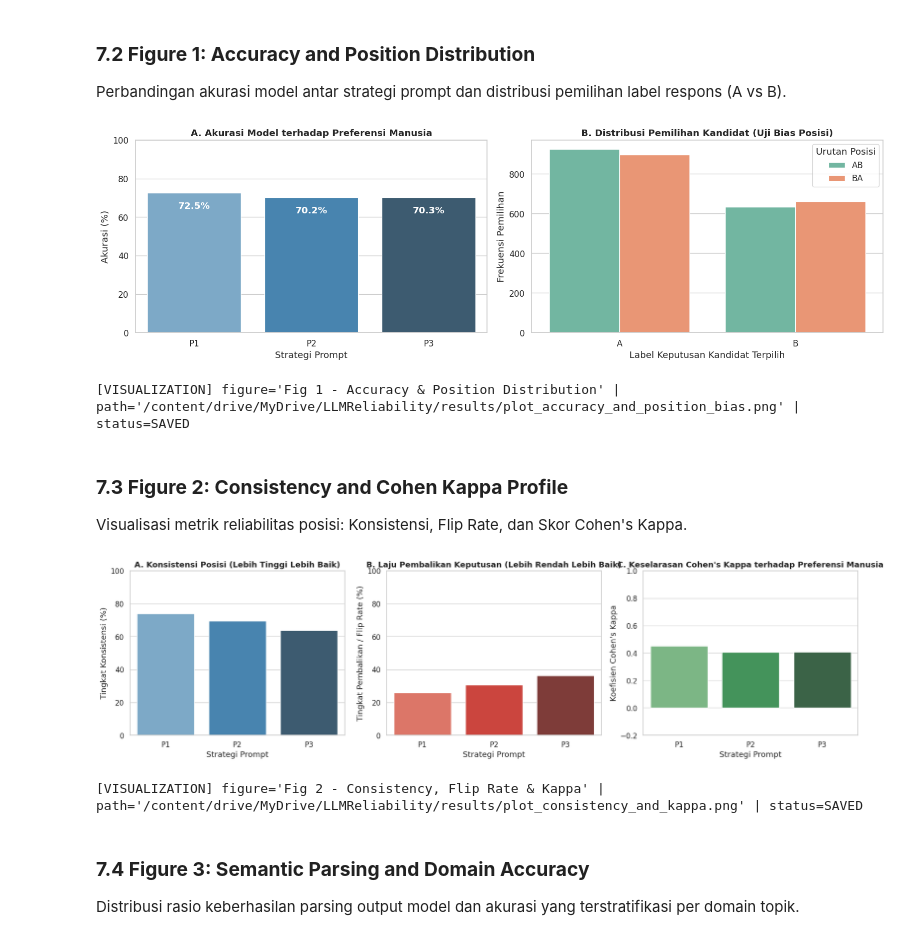
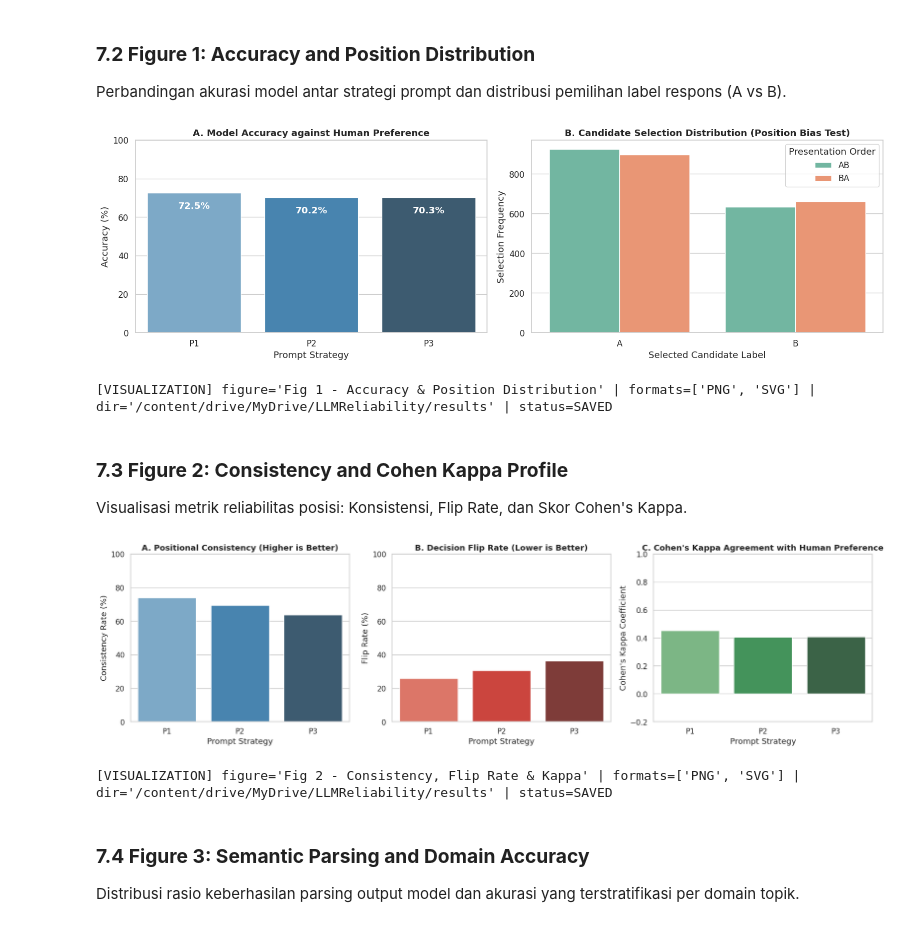
Before and after one commit to RozhakDev/LLMReliability, a Jupyter notebook: AI/08_End_to_End_Evaluation_Pipeline.ipynb, the cells around one changed output. Saved outputs shown, nothing was run; the diff lists cells and outputs as text; code cells hidden in the pictures.

Commit message:
menyesuaikan judul plot inggris

```diff
--- a/AI/08_End_to_End_Evaluation_Pipeline.ipynb
+++ b/AI/08_End_to_End_Evaluation_Pipeline.ipynb
@@ -896,29 +875,30 @@ Perbandingan akurasi model antar strategi prompt dan distribusi pemilihan label
 fig1, axes1 = plt.subplots(1, 2, figsize=(16, 5))
 
 sns.barplot(data=df_metrics_table, x='Prompt', y='Accuracy (%)', hue='Prompt', legend=False, ax=axes1[0], palette='Blues_d')
-axes1[0].set_title('A. Akurasi Model terhadap Preferensi Manusia', fontweight='bold')
-axes1[0].set_xlabel('Strategi Prompt')
-axes1[0].set_ylabel('Akurasi (%)')
+axes1[0].set_title('A. Model Accuracy against Human Preference', fontweight='bold')
+axes1[0].set_xlabel('Prompt Strategy')
+axes1[0].set_ylabel('Accuracy (%)')
 axes1[0].set_ylim(0, 100)
 for p in axes1[0].patches:
     axes1[0].annotate(f"{p.get_height():.1f}%", (p.get_x() + p.get_width() / 2., p.get_height() - 7),
                       ha='center', va='center', color='white', fontweight='bold')
 
 sns.countplot(data=df_valid, x='parsed_decision', hue='position', ax=axes1[1], palette='Set2')
-axes1[1].set_title('B. Distribusi Pemilihan Kandidat (Uji Bias Posisi)', fontweight='bold')
-axes1[1].set_xlabel('Label Keputusan Kandidat Terpilih')
-axes1[1].set_ylabel('Frekuensi Pemilihan')
-axes1[1].legend(title='Urutan Posisi')
+axes1[1].set_title('B. Candidate Selection Distribution (Position Bias Test)', fontweight='bold')
+axes1[1].set_xlabel('Selected Candidate Label')
+axes1[1].set_ylabel('Selection Frequency')
+axes1[1].legend(title='Presentation Order')
 
 plt.tight_layout()
-fig1_path = os.path.join(RESULTS_DIR, 'plot_accuracy_and_position_bias.png')
-plt.savefig(fig1_path, dpi=300)
+fig1_base = os.path.join(RESULTS_DIR, 'plot_accuracy_and_position_bias')
+plt.savefig(f"{fig1_base}.png", dpi=300, bbox_inches='tight')
+plt.savefig(f"{fig1_base}.svg", format='svg', bbox_inches='tight')
 plt.show()
 
-print(f"[VISUALIZATION] figure='Fig 1 - Accuracy & Position Distribution' | path='{fig1_path}' | status=SAVED")
+print(f"[VISUALIZATION] figure='Fig 1 - Accuracy & Position Distribution' | formats=['PNG', 'SVG'] | dir='{RESULTS_DIR}' | status=SAVED")
 # %% [output]
-[figure, old version]
+[figure, new version]
-[VISUALIZATION] figure='Fig 1 - Accuracy & Position Distribution' | path='/content/drive/MyDrive/LLMReliability/results/plot_accuracy_and_position_bias.png' | status=SAVED
+[VISUALIZATION] figure='Fig 1 - Accuracy & Position Distribution' | formats=['PNG', 'SVG'] | dir='/content/drive/MyDrive/LLMReliability/results' | status=SAVED
 # %% [markdown]
 ### **7.3 Figure 2: Consistency and Cohen Kappa Profile**
 
@@ -926,33 +906,34 @@ Visualisasi metrik reliabilitas posisi: Konsistensi, Flip Rate, dan Skor Cohen's
 # %%
 fig2, axes2 = plt.subplots(1, 3, figsize=(18, 5))
 
 sns.barplot(data=df_metrics_table, x='Prompt', y='Consistency (%)', hue='Prompt', legend=False, ax=axes2[0], palette='Blues_d')
-axes2[0].set_title('A. Konsistensi Posisi (Lebih Tinggi Lebih Baik)', fontweight='bold')
-axes2[0].set_xlabel('Strategi Prompt')
-axes2[0].set_ylabel('Tingkat Konsistensi (%)')
+axes2[0].set_title('A. Positional Consistency (Higher is Better)', fontweight='bold')
+axes2[0].set_xlabel('Prompt Strategy')
+axes2[0].set_ylabel('Consistency Rate (%)')
 axes2[0].set_ylim(0, 100)
 
 sns.barplot(data=df_metrics_table, x='Prompt', y='Flip Rate (%)', hue='Prompt', legend=False, ax=axes2[1], palette='Reds_d')
-axes2[1].set_title('B. Laju Pembalikan Keputusan (Lebih Rendah Lebih Baik)', fontweight='bold')
-axes2[1].set_xlabel('Strategi Prompt')
-axes2[1].set_ylabel('Tingkat Pembalikan / Flip Rate (%)')
+axes2[1].set_title('B. Decision Flip Rate (Lower is Better)', fontweight='bold')
+axes2[1].set_xlabel('Prompt Strategy')
+axes2[1].set_ylabel('Flip Rate (%)')
 axes2[1].set_ylim(0, 100)
 
 sns.barplot(data=df_metrics_table, x='Prompt', y='Cohen Kappa', hue='Prompt', legend=False, ax=axes2[2], palette='Greens_d')
-axes2[2].set_title("C. Keselarasan Cohen's Kappa terhadap Preferensi Manusia", fontweight='bold')
-axes2[2].set_xlabel('Strategi Prompt')
-axes2[2].set_ylabel("Koefisien Cohen's Kappa")
+axes2[2].set_title("C. Cohen's Kappa Agreement with Human Preference", fontweight='bold')
+axes2[2].set_xlabel('Prompt Strategy')
+axes2[2].set_ylabel("Cohen's Kappa Coefficient")
 axes2[2].set_ylim(-0.2, 1.0)
 
 plt.tight_layout()
-fig2_path = os.path.join(RESULTS_DIR, 'plot_consistency_and_kappa.png')
-plt.savefig(fig2_path, dpi=300)
+fig2_base = os.path.join(RESULTS_DIR, 'plot_consistency_and_kappa')
+plt.savefig(f"{fig2_base}.png", dpi=300, bbox_inches='tight')
+plt.savefig(f"{fig2_base}.svg", format='svg', bbox_inches='tight')
 plt.show()
 
-print(f"[VISUALIZATION] figure='Fig 2 - Consistency, Flip Rate & Kappa' | path='{fig2_path}' | status=SAVED")
+print(f"[VISUALIZATION] figure='Fig 2 - Consistency, Flip Rate & Kappa' | formats=['PNG', 'SVG'] | dir='{RESULTS_DIR}' | status=SAVED")
 # %% [output]
-[figure, old version]
+[figure, new version]
-[VISUALIZATION] figure='Fig 2 - Consistency, Flip Rate & Kappa' | path='/content/drive/MyDrive/LLMReliability/results/plot_consistency_and_kappa.png' | status=SAVED
+[VISUALIZATION] figure='Fig 2 - Consistency, Flip Rate & Kappa' | formats=['PNG', 'SVG'] | dir='/content/drive/MyDrive/LLMReliability/results' | status=SAVED
 # %% [markdown]
 ### **7.4 Figure 3: Semantic Parsing and Domain Accuracy**
 
```
Also changed, not shown: parts of 14 cells of this notebook, 8 other files.
